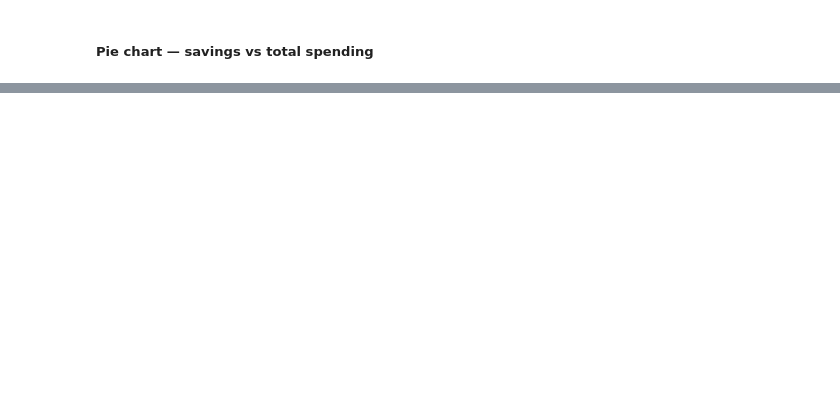
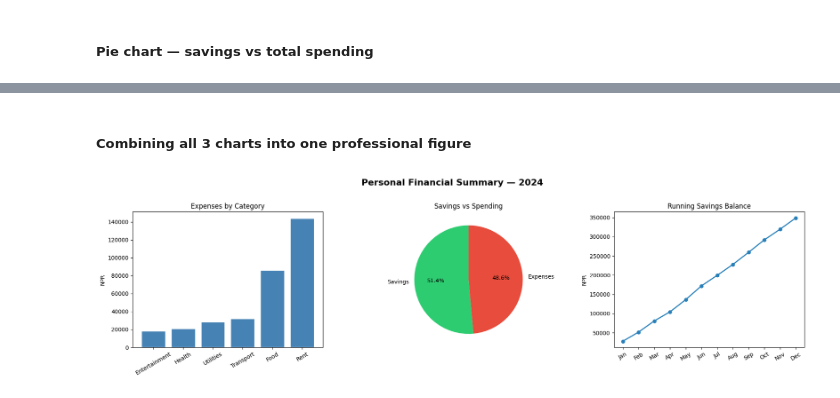
Before and after one commit to Aayubb/Personal-savings-budget-tracker, a Jupyter notebook: Charts and diagrams.ipynb, the cells around one changed output, grey strips where cells are left out. Saved outputs shown, nothing was run; the diff lists cells and outputs as text; code cells hidden in the pictures; blank space fills up the shorter version.

```diff
--- a/Charts and diagrams.ipynb
+++ b/Charts and diagrams.ipynb
@@ -81,0 +109,28 @@ Pie chart saved!
+# %% [markdown]
+##### Combining all 3 charts into one professional figure
+# %%
+fig, axes = plt.subplots(1, 3, figsize=(18, 5))
+fig.suptitle('Personal Financial Summary — 2024', fontsize=16, fontweight='bold', y=1.02)
+
+# Chart 1 - Bar
+axes[0].bar(category_breakdown.index, category_breakdown.values, color='steelblue', edgecolor='white')
+axes[0].set_title('Expenses by Category')
+axes[0].set_ylabel('NPR')
+axes[0].tick_params(axis='x', rotation=30)
+
+# Chart 2 - Pie
+axes[1].pie([total_savings, total_expenses], labels=['Savings', 'Expenses'],
+            colors=['#2ecc71', '#e74c3c'], autopct='%1.1f%%', startangle=90)
+axes[1].set_title('Savings vs Spending')
+
+# Chart 3 - Line
+axes[2].plot(month_labels, monthly['Running_balance'], marker='o', color='#2980b9', linewidth=2)
+axes[2].set_title('Running Savings Balance')
+axes[2].set_ylabel('NPR')
+axes[2].tick_params(axis='x', rotation=30)
+
+plt.tight_layout()
+plt.savefig('financial_summary_dashboard.png', dpi=150, bbox_inches='tight')
+plt.show()
+# %% [output]
+[figure, added]
```
Also changed, not shown: parts of 5 cells of this notebook, 2 other files.
